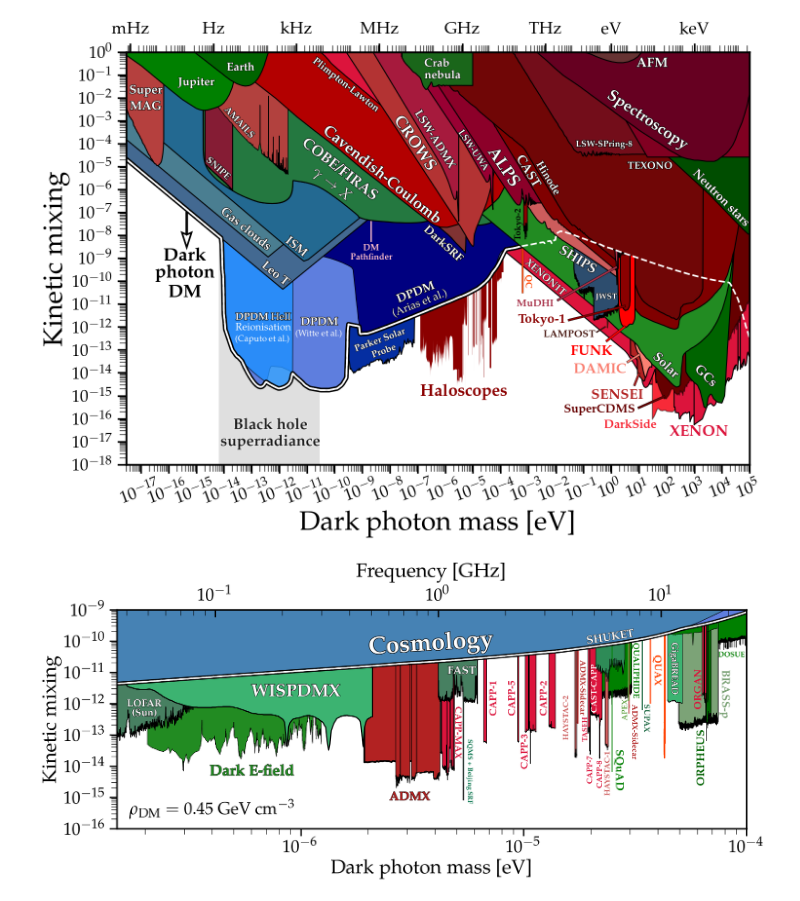
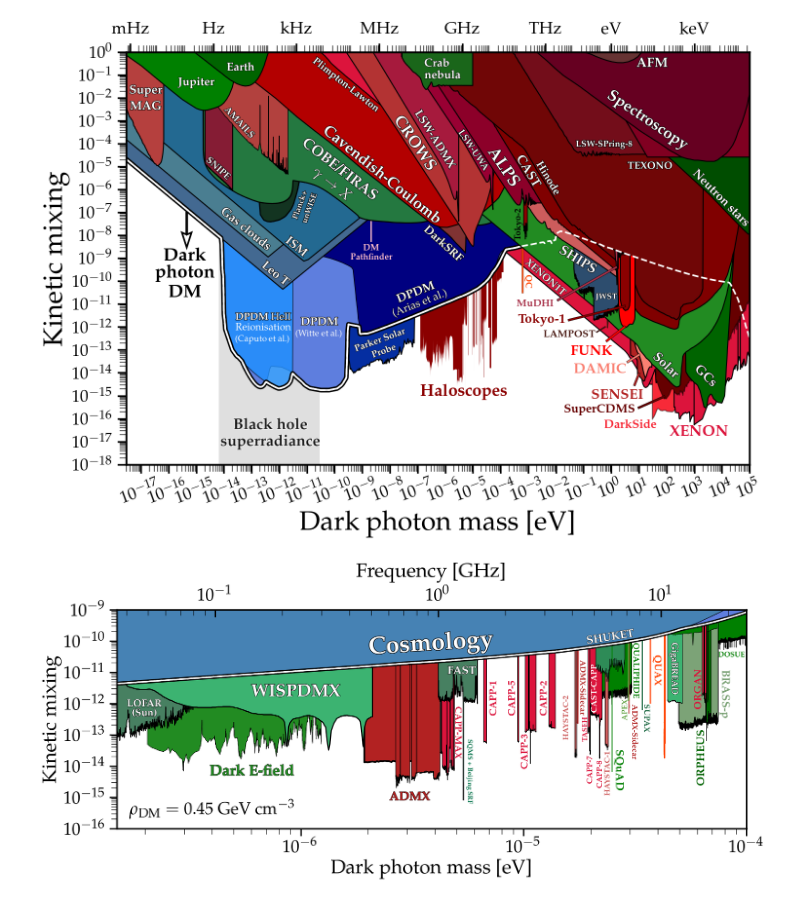
Before and after one commit to cajohare/AxionLimits, a Jupyter notebook: DarkPhoton.ipynb, the cells around one changed output. Saved outputs shown, nothing was run; the diff lists cells and outputs as text; code cells hidden in the pictures.

```diff
--- a/DarkPhoton.ipynb
+++ b/DarkPhoton.ipynb
@@ -56,36 +56,42 @@ DarkPhoton.SNIPE(ax)
 # # Astrophysical boundse
 DarkPhoton.StellarBounds(ax)
 DarkPhoton.COBEFIRAS(ax)
+DarkPhoton.Planck_unWISE(ax)
 DarkPhoton.Jupiter(ax)
 DarkPhoton.Earth(ax)
 DarkPhoton.Crab(ax)
 DarkPhoton.ISM(ax)
 DarkPhoton.LeoT(ax)
 DarkPhoton.GasClouds(ax)
 DarkPhoton.NeutronStarCooling(ax)
 DarkPhoton.JWST(ax)
 DarkPhoton.ParkerSolarProbe(ax)
 
 # BHSR
 plt.fill_between([6.5e-15,2.9e-11],[1e-18,1e-18],y2=1,color='gray',edgecolor='none',zorder=-100,alpha=0.25)
 plt.gcf().text(0.304,0.176,r'{\bf Black hole}',fontsize=23,ha='center',rotation=0,color='k',alpha=0.8,path_effects=line_background(2,'w'))
 plt.gcf().text(0.304,0.145,r'{\bf superradiance}',fontsize=23,ha='center',rotation=0,color='k',alpha=0.8,path_effects=line_background(2,'w'))
 
 # Final label
 plt.arrow(0.2, 0.58, 0, -0.065, transform=fig.transFigure,figure=fig,
   length_includes_head=True,lw=2.5,
   head_width=0.012, head_length=0.028, overhang=0.13,
   edgecolor='k',facecolor='w',clip_on=False,zorder=-1)
 
 plt.text(4e-16,0.8e-9,r'{\bf Dark}',fontsize=27,ha='center')
 plt.text(4e-16,0.15e-9,r'{\bf photon}',fontsize=27,ha='center')
 plt.text(4e-16,0.02e-9,r'{\bf DM}',fontsize=27,ha='center')
 
 plt.text(5e-6,1e-15,r'{\bf Haloscopes}',color='darkred',fontsize=25,ha='center');
 
+
+
+
+
+
 MySaveFig(fig,'DarkPhoton')
 # %% [output]
-[figure, old version]
+[figure, new version]
 # %%
 m_min = 1.5e-7
 m_max = 1e-4
```
Also changed, not shown: parts of 6 cells of this notebook, 23 other files.
